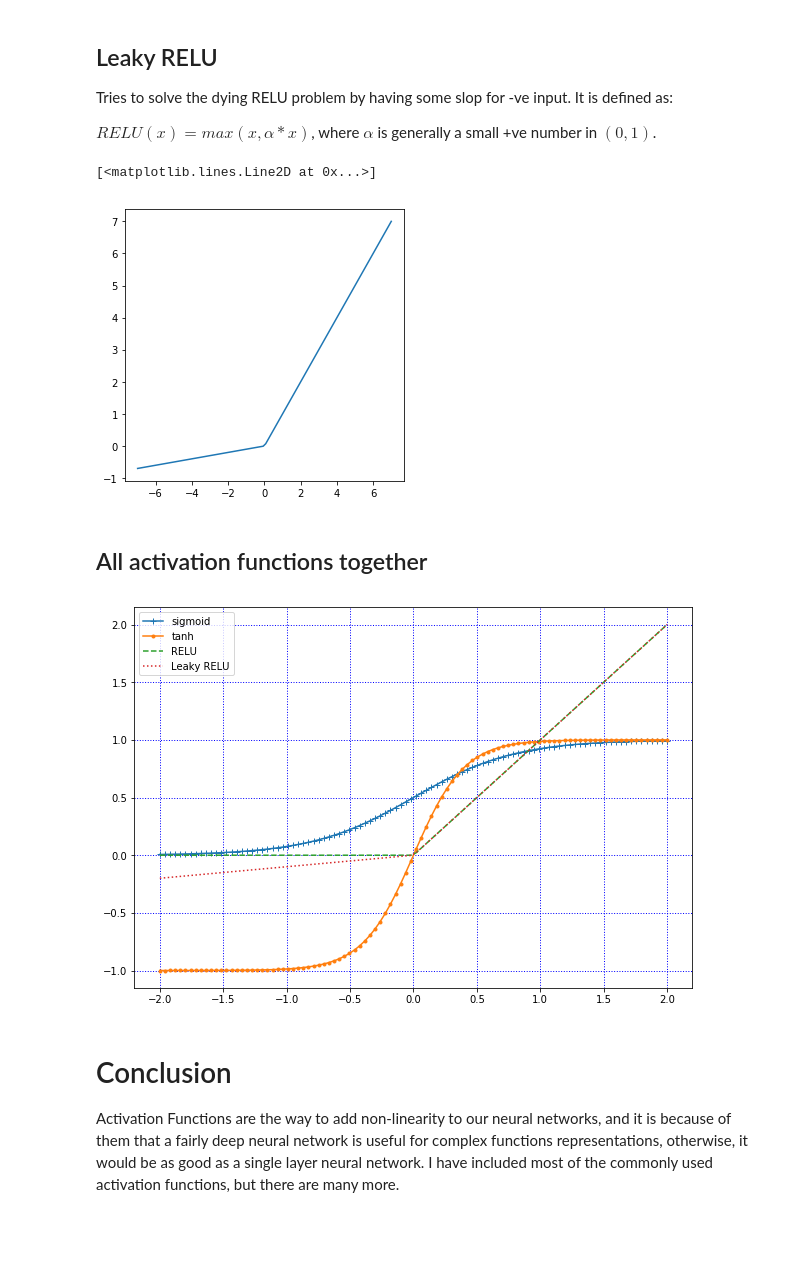
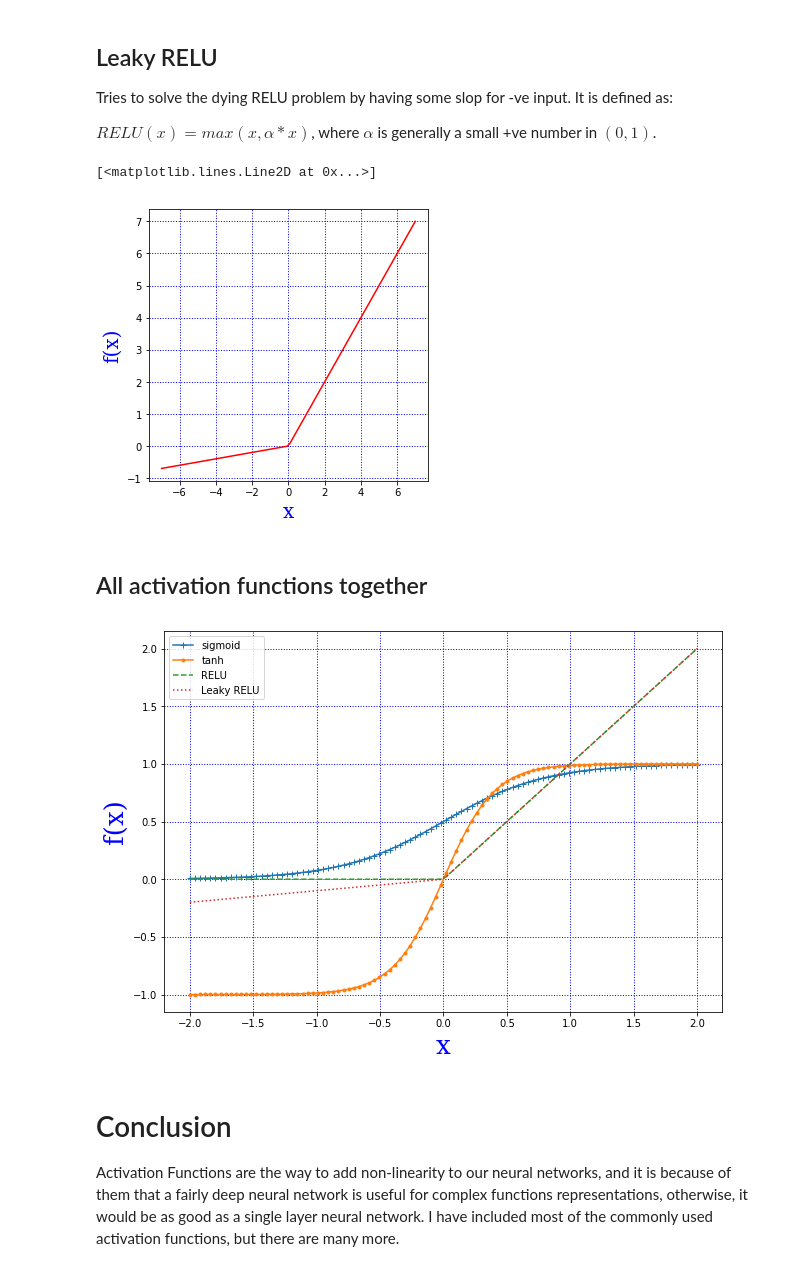
Before and after one commit to nitishsaDire/DLblog, a Jupyter notebook: _notebooks/2020-10-22-DLforCNN.ipynb, the cells around one changed output. Drawn from its saved outputs; the diff is of its cells as text; code cells hidden in the pictures; blank space fills up the shorter version.

```diff
--- a/_notebooks/2020-10-22-DLforCNN.ipynb
+++ b/_notebooks/2020-10-22-DLforCNN.ipynb
@@ -96,28 +105,33 @@ $RELU(x) = max(x, \alpha*x)$, where $\alpha$ is generally a small +ve number in
 # %%
 y = np.maximum(x, 0.1*x)
 fig,ax = plt.subplots(figsize = (5,5))
-ax.plot(x, y)
+ax.set_xlabel("x", labelpad=5, fontsize=20, fontname='serif', color="blue")
+ax.set_ylabel("f(x)", labelpad=5, fontsize=20, fontname='serif', color="blue")
+ax.grid(which='major', axis='both', linestyle=':', linewidth = 1, color='b')
+ax.plot(x, y, color='red')
 # %% [output]
 [<matplotlib.lines.Line2D at 0x...>]
-[figure, old version]
+[figure, new version]
 # %% [markdown]
 ## All activation functions together
 # %%
 x = np.linspace(-5,5, 100)
 sig = 1/(1 + np.exp(-x))
 tanh = np.tanh(x)
 x = np.linspace(-2,2, 100)
 relu = np.maximum(x, 0)
 lrelu = np.maximum(x, 0.1*x)
 fig,ax = plt.subplots(figsize = (10,7))
+ax.set_xlabel("x", labelpad=5, fontsize=26, fontname='serif', color="blue")
+ax.set_ylabel("f(x)", labelpad=5, fontsize=26, fontname='serif', color="blue")
 ax.plot(x, sig, marker = '+', label = 'sigmoid')
 ax.plot(x, tanh, marker = '.', label = 'tanh')
 ax.plot(x, relu, linestyle = '--', label = 'RELU')
 ax.plot(x, lrelu, linestyle = ':', label = 'Leaky RELU')
 ax.legend()
 ax.grid(which='major', axis='both', linestyle=':', linewidth = 1, color='b')
 # %% [output]
-[figure, old version]
+[figure, new version]
 # %% [markdown]
 # Conclusion
 Activation Functions are the way to add non-linearity to our neural networks, and it is because of them that a fairly deep neural network is useful for complex functions representations, otherwise, it would be as good as a single layer neural network. I have included most of the commonly used activation functions, but there are many more.
```
Also changed, not shown: parts of 3 cells of this notebook.
